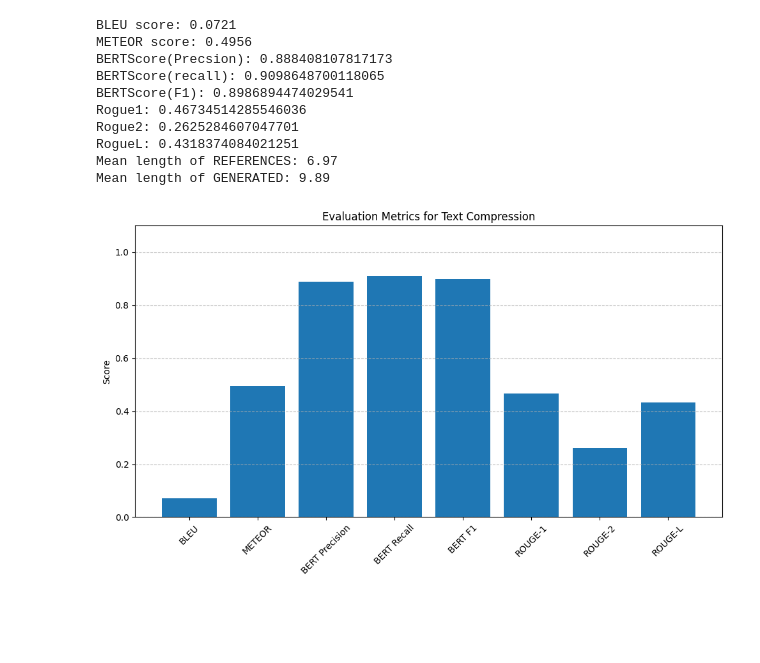
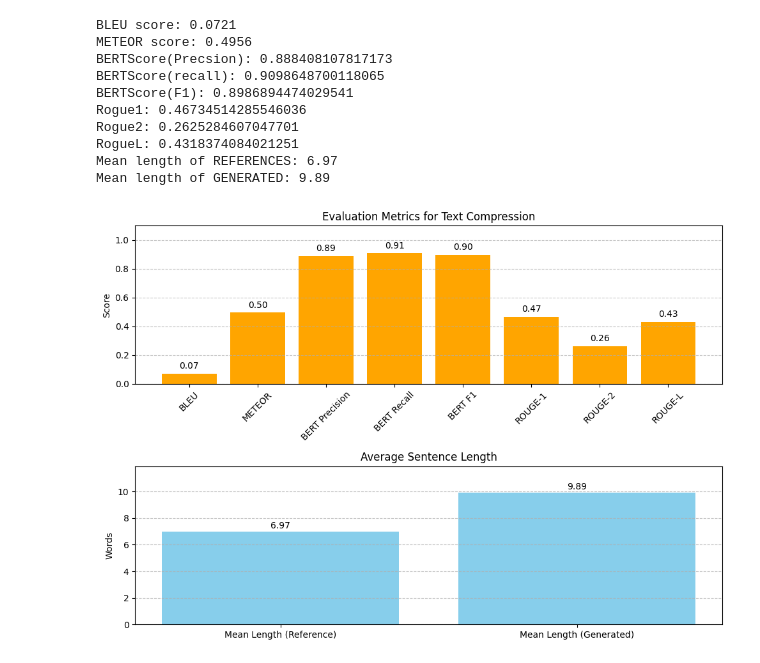
Before and after one commit to t3i8m/nlp_labs, a Jupyter notebook: lab_4/lab4_group_52 copy.ipynb, the cells around one changed output. Saved outputs shown, nothing was run; the diff lists cells and outputs as text; code cells hidden in the pictures; blank space fills up the shorter version.

Commit message:
visualization

```diff
--- a/lab_4/lab4_group_52 copy.ipynb
+++ b/lab_4/lab4_group_52 copy.ipynb
@@ -1522,29 +1584,10 @@ Rogue2: 0.2625284607047701
 RogueL: 0.4318374084021251
 Mean length of REFERENCES: 6.97
 Mean length of GENERATED: 9.89
-# %%
-metrics = {
-    "BLEU": bleu,
-    "METEOR": meteor,
-    "BERT Precision": precision,
-    "BERT Recall": recall,
-    "BERT F1": f1,
-    "ROUGE-1": rogue1,
-    "ROUGE-2": rogue2,
-    "ROUGE-L": rogueL,
-}
-
-plt.figure(figsize=(10, 6))
-plt.bar(metrics.keys(), metrics.values())
-plt.ylabel("Score")
-plt.title("Evaluation Metrics for Text Compression ")
-plt.xticks(rotation=45)
-plt.ylim(0, 1.1)
-plt.tight_layout()
-plt.grid(axis='y', linestyle='--', alpha=0.7)
-plt.show()
-# %% [output]
-[figure, removed]
+# %%
+visualize_metrics((bleu, meteor, precision, recall, f1, rogue1, rogue2, rogueL, calculate_average_length(generated_compressed), calculate_average_length(compressed_reference)))
+# %% [output]
+[figure, added]
 # %%
 ### YOUR CODE HERE
 
```
Also changed, not shown: parts of 4 cells of this notebook.
